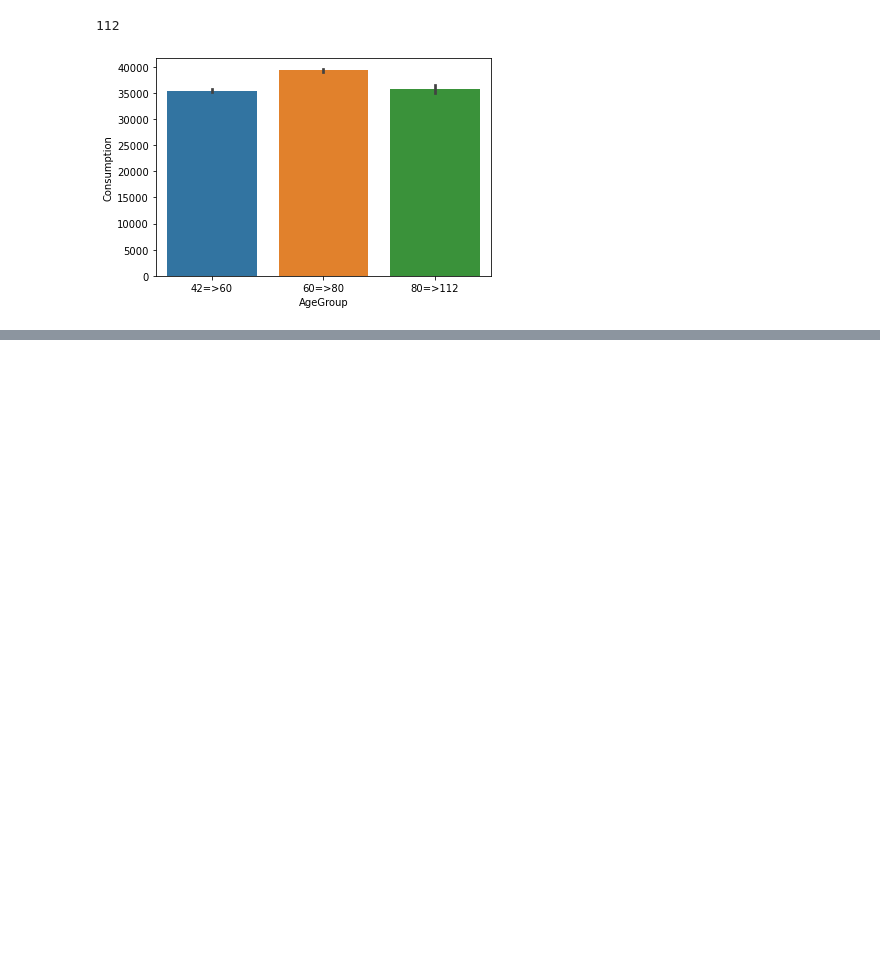
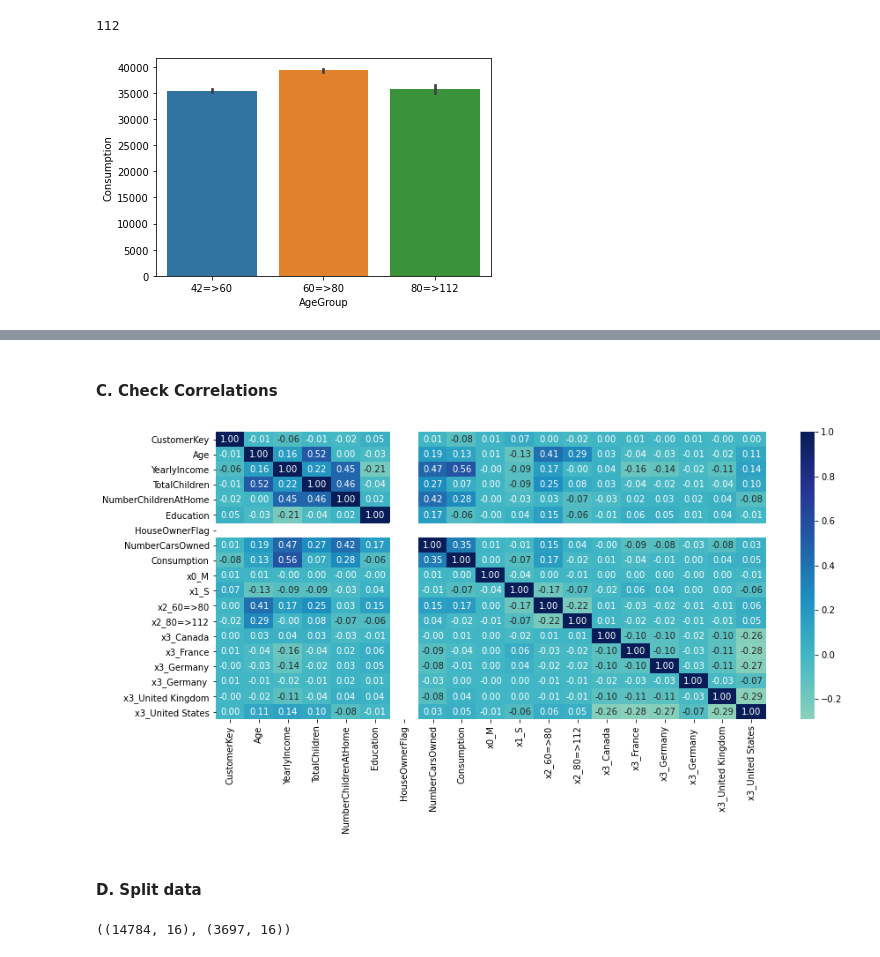
Before and after one commit to abdullah2297/ContosoRetailDWH-w--Python, a Jupyter notebook: ConnDB-CustomerAnaysis-Notebook.ipynb, the cells around one changed output, grey strips where cells are left out. Drawn from its saved outputs; the diff is of its cells as text; code cells hidden in the pictures; blank space fills up the shorter version.

```diff
--- a/ConnDB-CustomerAnaysis-Notebook.ipynb
+++ b/ConnDB-CustomerAnaysis-Notebook.ipynb
@@ -359,0 +417,4 @@ plt.show()
+# %%
+mod_data = mod_data.drop(['Gender', 'MaritalStatus', 'AgeGroup', 'Region'], axis = 1)
+# %%
+mod_data = mod_data.merge(enc_data, left_index=True, right_index=True)
@@ -359,0 +434,4 @@ plt.show()
+# %%
+l_enc = LabelEncoder()
+# %%
+mod_data['Education'] = l_enc.fit_transform(mod_data['Education'])
@@ -359,0 +461,10 @@ plt.show()
+# %% [markdown]
+#### C. Check Correlations
+# %%
+plt.figure(figsize=(14,6))
+sns.heatmap(mod_data.corr(), annot=True, center=0, fmt='.2f', cmap = 'YlGnBu')
+plt.show()
+# %% [output]
+[figure, added]
+# %% [markdown]
+#### D. Split data
@@ -359,0 +478,4 @@ plt.show()
+# %%
+X_train.shape, X_test.shape
+# %% [output]
+((14784, 16), (3697, 16))
```
Also changed, not shown: parts of 65 cells of this notebook, 1 other file.
